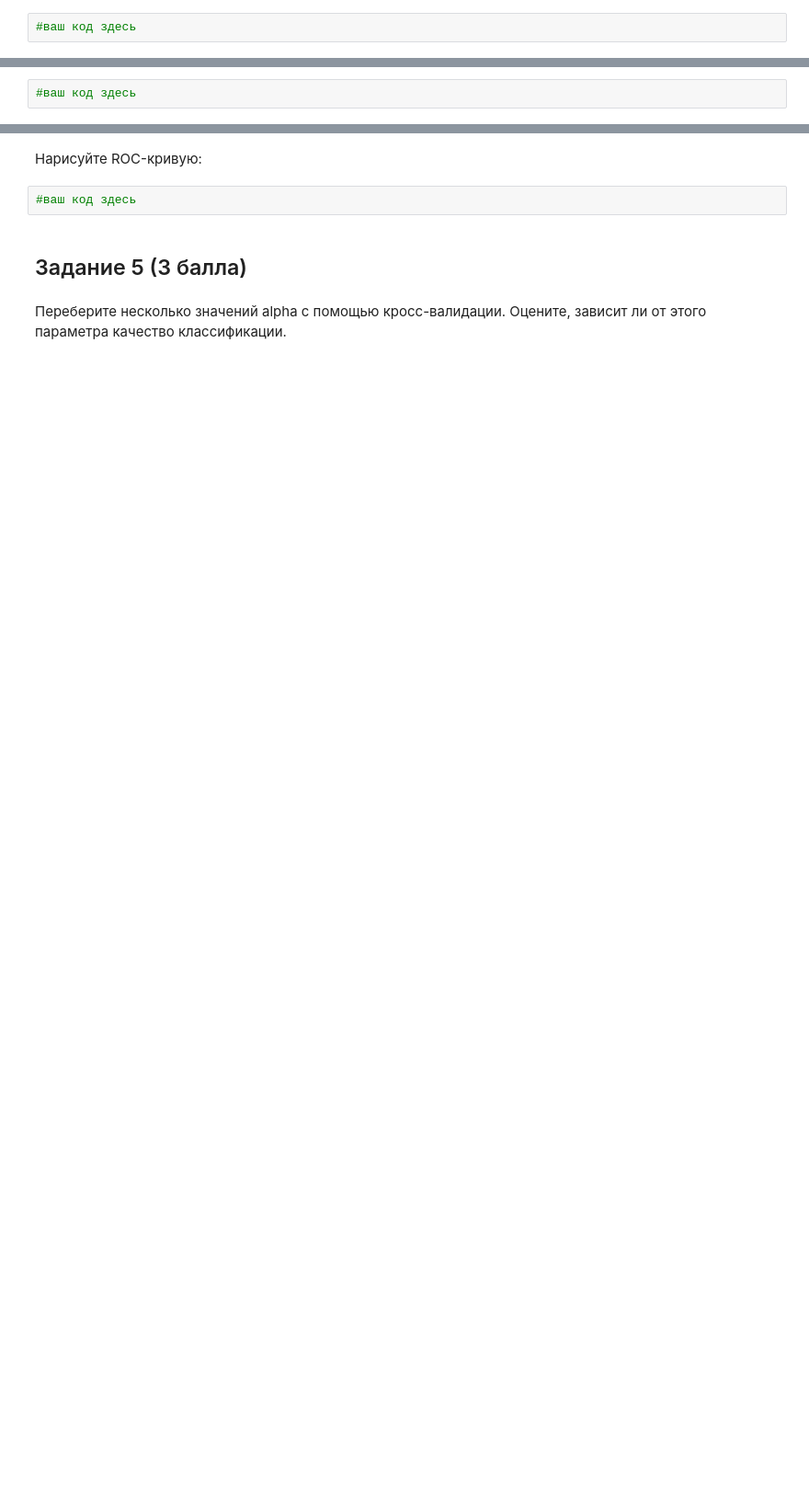
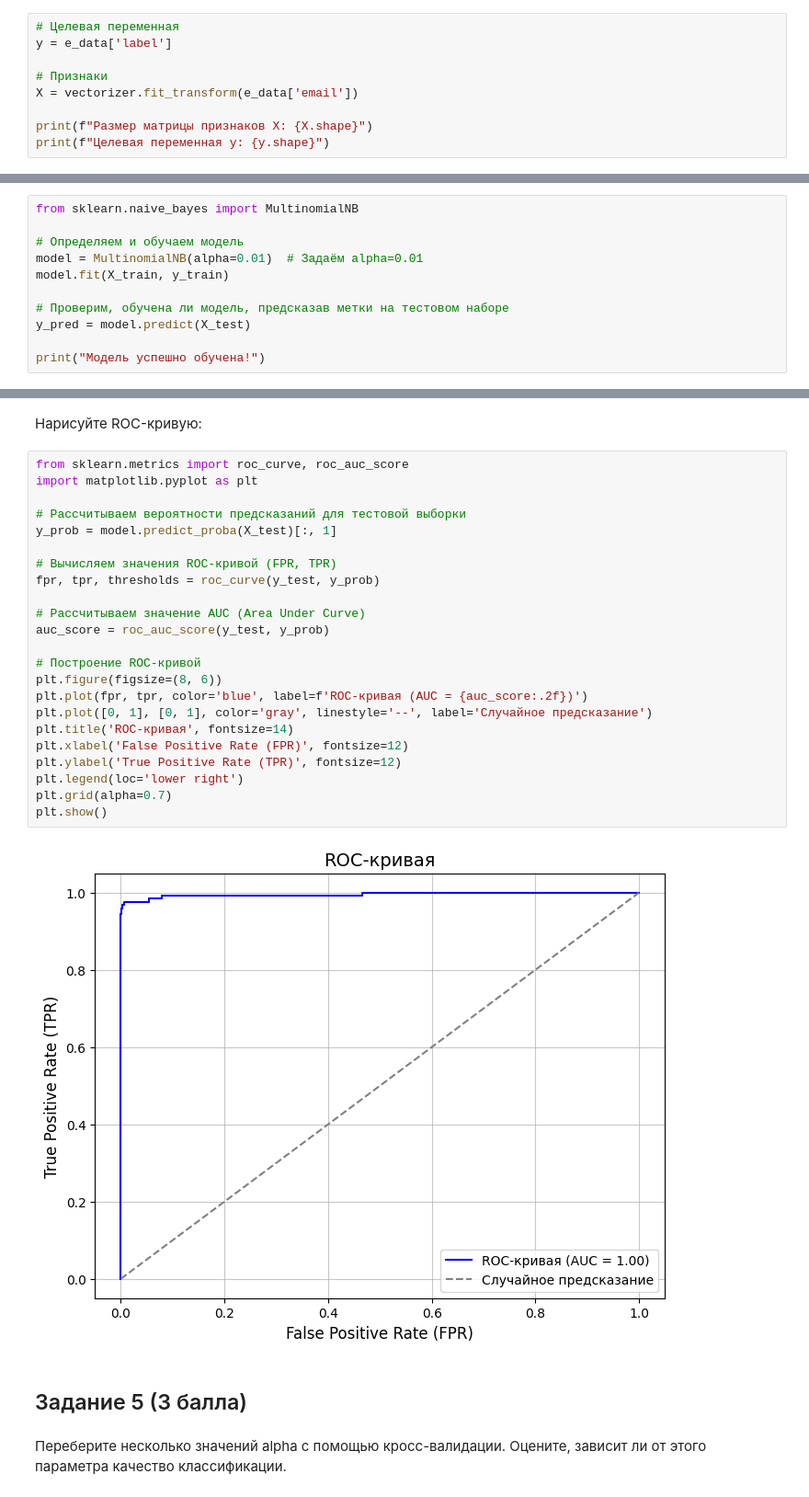
Before and after one commit to the0fedor/SF_DS, a Jupyter notebook: SkillFactory/MATH&ML-7. Теория вероятностей в контексте наивного байесовского классификатора/SGA_unit6_NBC.ipynb, the cells around one changed output, grey strips where cells are left out. Shown at 92% size. Saved outputs shown, nothing was run; the diff lists cells and outputs as text; blank space fills up the shorter version.

```diff
--- a/SkillFactory/MATH&ML-7. Теория вероятностей в контексте наивного байесовского классификатора/SGA_unit6_NBC.ipynb
+++ b/SkillFactory/MATH&ML-7. Теория вероятностей в контексте наивного байесовского классификатора/SGA_unit6_NBC.ipynb
@@ -79,4 +79,11 @@ print(f"Количество признаков в наборе данных: {n
 # %% [markdown]
 Определите целевую переменную и признаки:
 # %%
-#ваш код здесь
+# Целевая переменная
+y = e_data['label']
+
+# Признаки
+X = vectorizer.fit_transform(e_data['email'])
+
+print(f"Размер матрицы признаков X: {X.shape}")
+print(f"Целевая переменная y: {y.shape}")
@@ -93,4 +122,13 @@ print(f"Количество признаков в наборе данных: {n
 # %% [markdown]
 Определите и обучите подходящий алгоритм с параметром alpha = 0.01
 # %%
-#ваш код здесь
+from sklearn.naive_bayes import MultinomialNB
+
+# Определяем и обучаем модель
+model = MultinomialNB(alpha=0.01)  # Задаём alpha=0.01
+model.fit(X_train, y_train)
+
+# Проверим, обучена ли модель, предсказав метки на тестовом наборе
+y_pred = model.predict(X_test)
+
+print("Модель успешно обучена!")
@@ -101,7 +164,30 @@ print(f"Количество признаков в наборе данных: {n
 # %% [markdown]
 Нарисуйте ROC-кривую:
 # %%
-#ваш код здесь
+from sklearn.metrics import roc_curve, roc_auc_score
+import matplotlib.pyplot as plt
+
+# Рассчитываем вероятности предсказаний для тестовой выборки
+y_prob = model.predict_proba(X_test)[:, 1]
+
+# Вычисляем значения ROC-кривой (FPR, TPR)
+fpr, tpr, thresholds = roc_curve(y_test, y_prob)
+
+# Рассчитываем значение AUC (Area Under Curve)
+auc_score = roc_auc_score(y_test, y_prob)
+
+# Построение ROC-кривой
+plt.figure(figsize=(8, 6))
+plt.plot(fpr, tpr, color='blue', label=f'ROC-кривая (AUC = {auc_score:.2f})')
+plt.plot([0, 1], [0, 1], color='gray', linestyle='--', label='Случайное предсказание')
+plt.title('ROC-кривая', fontsize=14)
+plt.xlabel('False Positive Rate (FPR)', fontsize=12)
+plt.ylabel('True Positive Rate (TPR)', fontsize=12)
+plt.legend(loc='lower right')
+plt.grid(alpha=0.7)
+plt.show()
+# %% [output]
+[figure, added]
 # %% [markdown]
 ## Задание 5 (3 балла)
 # %% [markdown]
```
Also changed, not shown: parts of 7 cells of this notebook, 1 other file.
